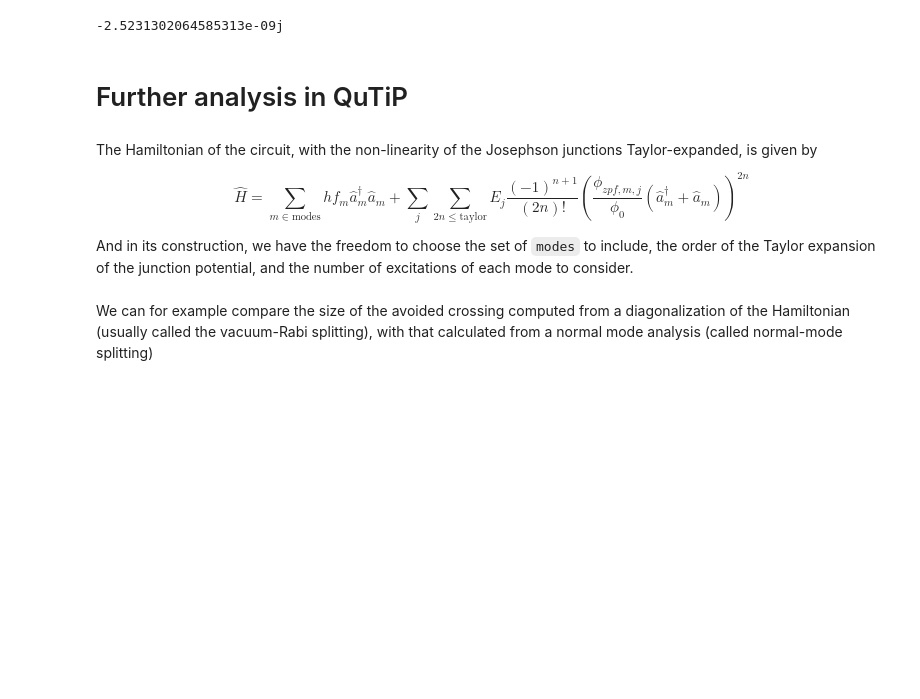
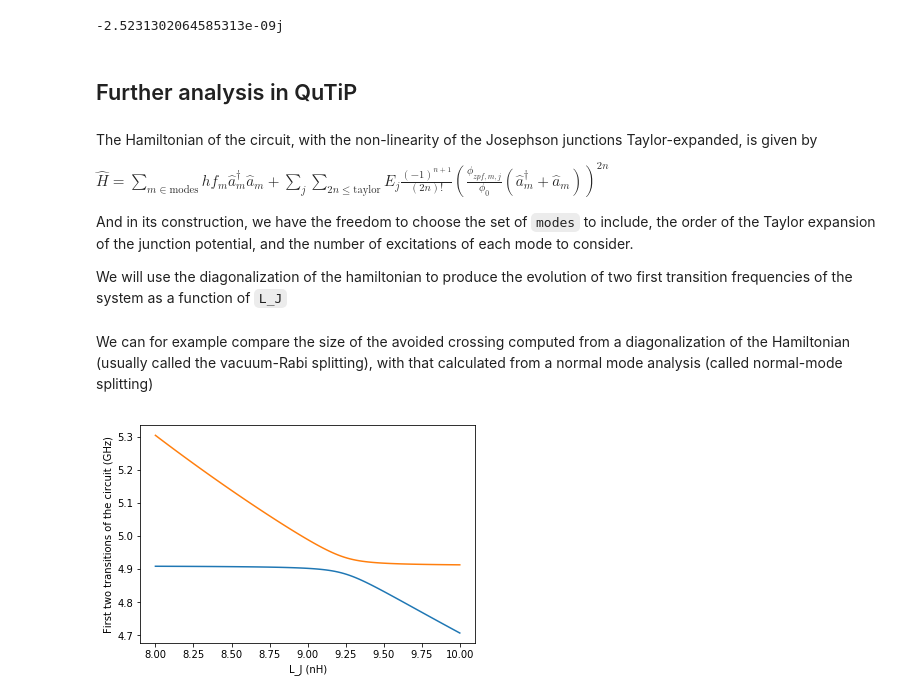
Before and after one commit to qucat/qucat, a Jupyter notebook: docs/source/tutorials/transmon_LC_GUI.ipynb, the cells around one changed output. Drawn from its saved outputs; the diff is of its cells as text; code cells hidden in the pictures; blank space fills up the shorter version.

```diff
--- a/docs/source/tutorials/transmon_LC_GUI.ipynb
+++ b/docs/source/tutorials/transmon_LC_GUI.ipynb
@@ -172,18 +194,34 @@ coupling_capacitor.zpf(mode = 1, quantity = 'voltage')
 # %% [output]
 -2.5231302064585313e-09j
 # %% [markdown]
-# Further analysis in QuTiP
+## Further analysis in QuTiP
 # %% [markdown]
 The Hamiltonian of the circuit, with the non-linearity of the Josephson junctions
 Taylor-expanded, is given by
 
-\begin{equation}
-\hat{H} = \sum_{m\in\text{modes}} hf_m\hat{a}_m^\dagger\hat{a}_m +\sum_j\sum_{2n\le\text{taylor}}E_j\frac{(-1)^{n+1}}{(2n)!}\left(\frac{\phi_{zpf,m,j}}{\phi_0}(\hat{a}_m^\dagger+\hat{a}_m)\right)^{2n}
-\end{equation}
+$\hat{H} = \sum_{m\in\text{modes}} hf_m\hat{a}_m^\dagger\hat{a}_m +\sum_j\sum_{2n\le\text{taylor}}E_j\frac{(-1)^{n+1}}{(2n)!}\left(\frac{\phi_{zpf,m,j}}{\phi_0}(\hat{a}_m^\dagger+\hat{a}_m)\right)^{2n}$
 
 And in its construction, we have the freedom to choose the set of ``modes`` to include, the order of the Taylor expansion of the junction potential, and the number of excitations of each mode to consider.
+
+We will use the diagonalization of the hamiltonian to produce the evolution of two first transition frequencies of the system as a function of ``L_J``
 # %%
-# Note that we could use either ``cir`` or the circuit built above ``cir_net``
-H = cir.hamiltonian(modes = [0,1],taylor = 4,excitations = [10,10], L_J = 10e-9)
+eigen_energies = []
+L_J = np.linspace(10e-9,8e-9, 101)
+for x in L_J:
+    # Note that we could use either ``cir`` or the circuit built above ``cir_net``
+    H = cir.hamiltonian(modes = [0,1],taylor = 8,excitations = [10,10], L_J = x)
+    eigen_energies.append(H.eigenenergies())
+eigen_energies = np.absolute(eigen_energies)
 # %% [markdown]
 We can for example compare the size of the avoided crossing computed from a diagonalization of the Hamiltonian (usually called the vacuum-Rabi splitting), with that calculated from a normal mode analysis (called normal-mode splitting)
+# %%
+first_transition = (eigen_energies[:,1]-eigen_energies[:,0])
+second_transition = (eigen_energies[:,2]-eigen_energies[:,0])
+
+plt.plot(L_J*1e9,first_transition/1e9)
+plt.plot(L_J*1e9,second_transition/1e9)
+plt.xlabel('L_J (nH)')
+plt.ylabel('First two transitions of the circuit (GHz)')
+plt.show()
+# %% [output]
+[figure, added]
```
Also changed, not shown: parts of 9 cells of this notebook, 2 other files.
